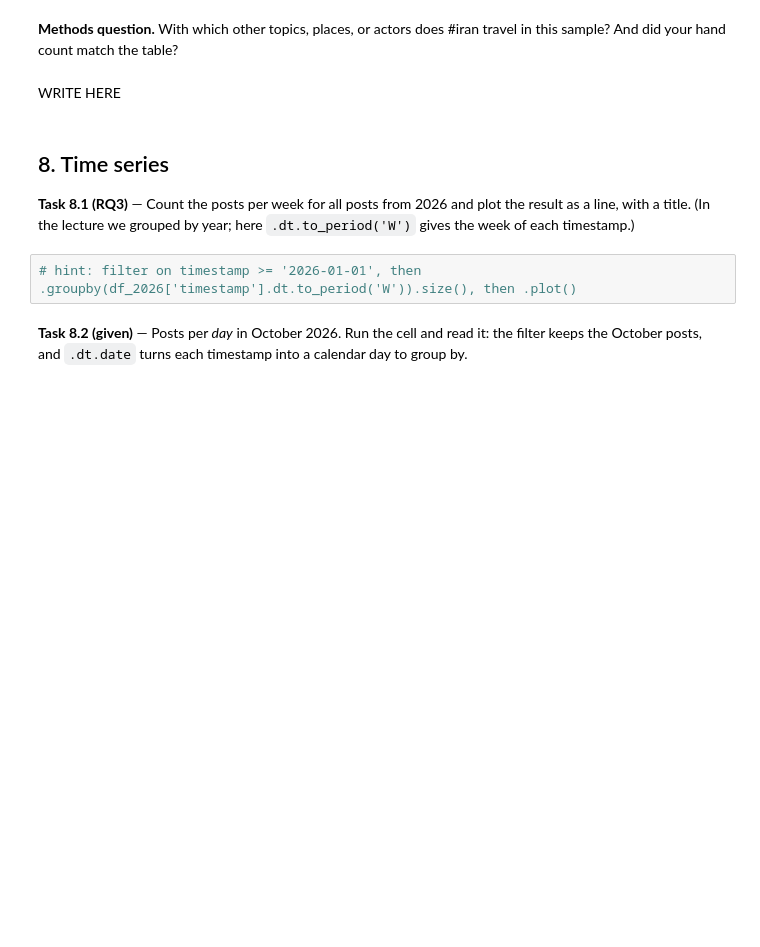
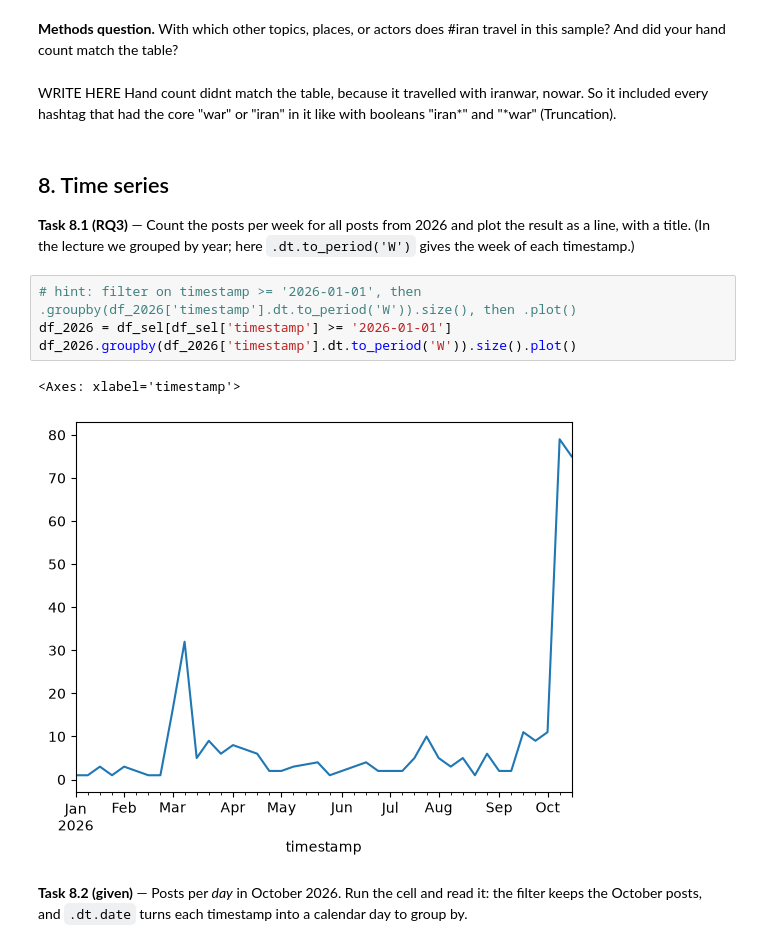
Before and after one commit to mrmeerkat0815/Cultural-Data-analysis-Nino, a Jupyter notebook: Week2/Week2_Workshop.ipynb, the cells around one changed output. Drawn from its saved outputs; the diff is of its cells as text; blank space fills up the shorter version.

```diff
--- a/Week2/Week2_Workshop.ipynb
+++ b/Week2/Week2_Workshop.ipynb
@@ -422,12 +650,18 @@ se_tags.value_counts().head(15)
 **Methods question.** With which other topics, places, or actors does #iran travel in this sample? And did your hand count match the table?
 # %% [markdown]
 WRITE HERE
+Hand count didnt match the table, because it travelled with iranwar, nowar. So it included every hashtag that had the core "war" or "iran" in it like with booleans "iran*" and "*war" (Truncation).
 # %% [markdown]
 ## 8. Time series
 
 **Task 8.1 (RQ3)** — Count the posts per week for all posts from 2026 and plot the result as a line, with a title. (In the lecture we grouped by year; here `.dt.to_period('W')` gives the week of each timestamp.)
 # %%
 # hint: filter on timestamp >= '2026-01-01', then .groupby(df_2026['timestamp'].dt.to_period('W')).size(), then .plot()
+df_2026 = df_sel[df_sel['timestamp'] >= '2026-01-01']
+df_2026.groupby(df_2026['timestamp'].dt.to_period('W')).size().plot()
+# %% [output]
+<Axes: xlabel='timestamp'>
+[figure, added]
 # %% [markdown]
 **Task 8.2 (given)** — Posts per *day* in October 2026. Run the cell and read it: the filter keeps the October posts, and `.dt.date` turns each timestamp into a calendar day to group by.
 # %%
```
Also changed, not shown: parts of 31 cells of this notebook, 3 other files.
